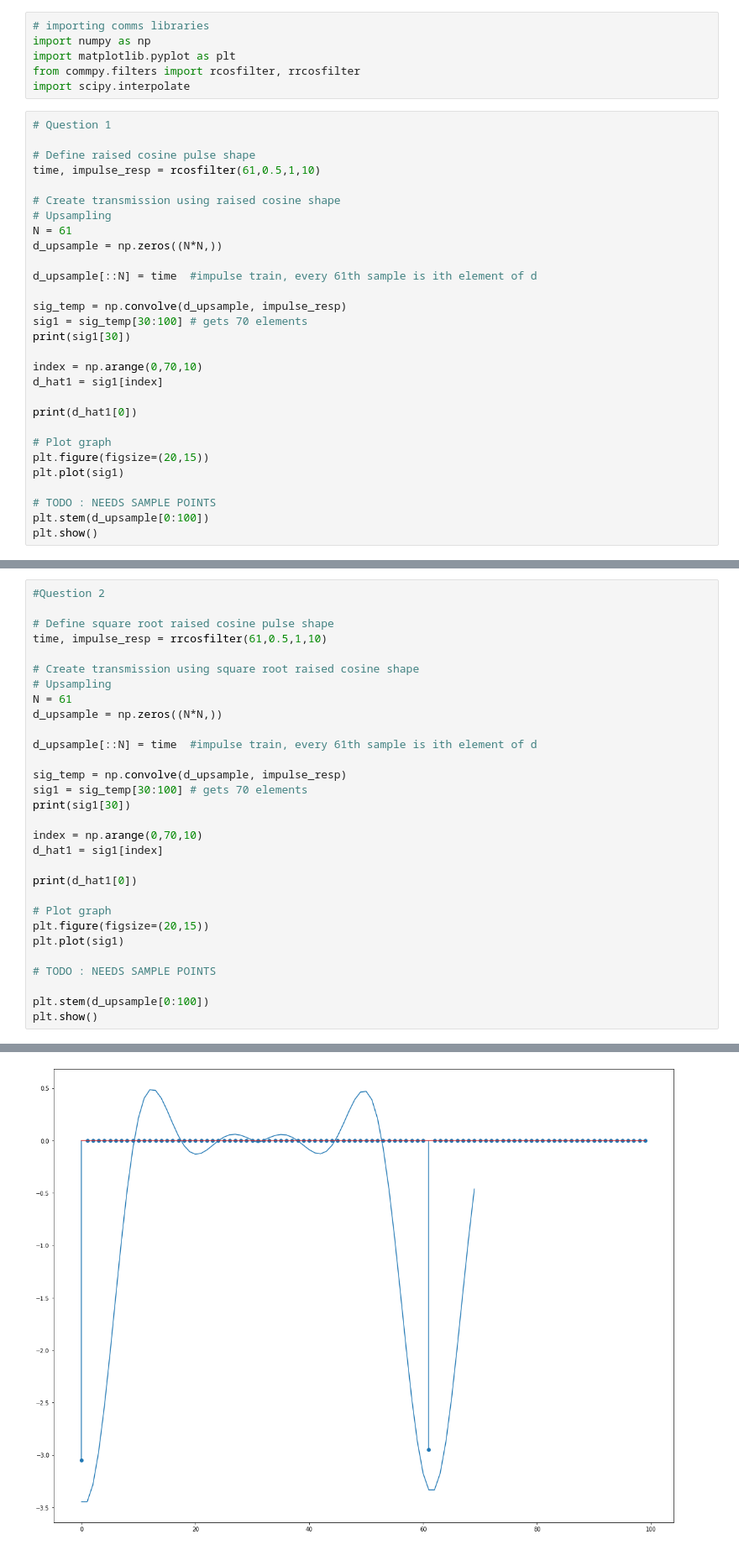
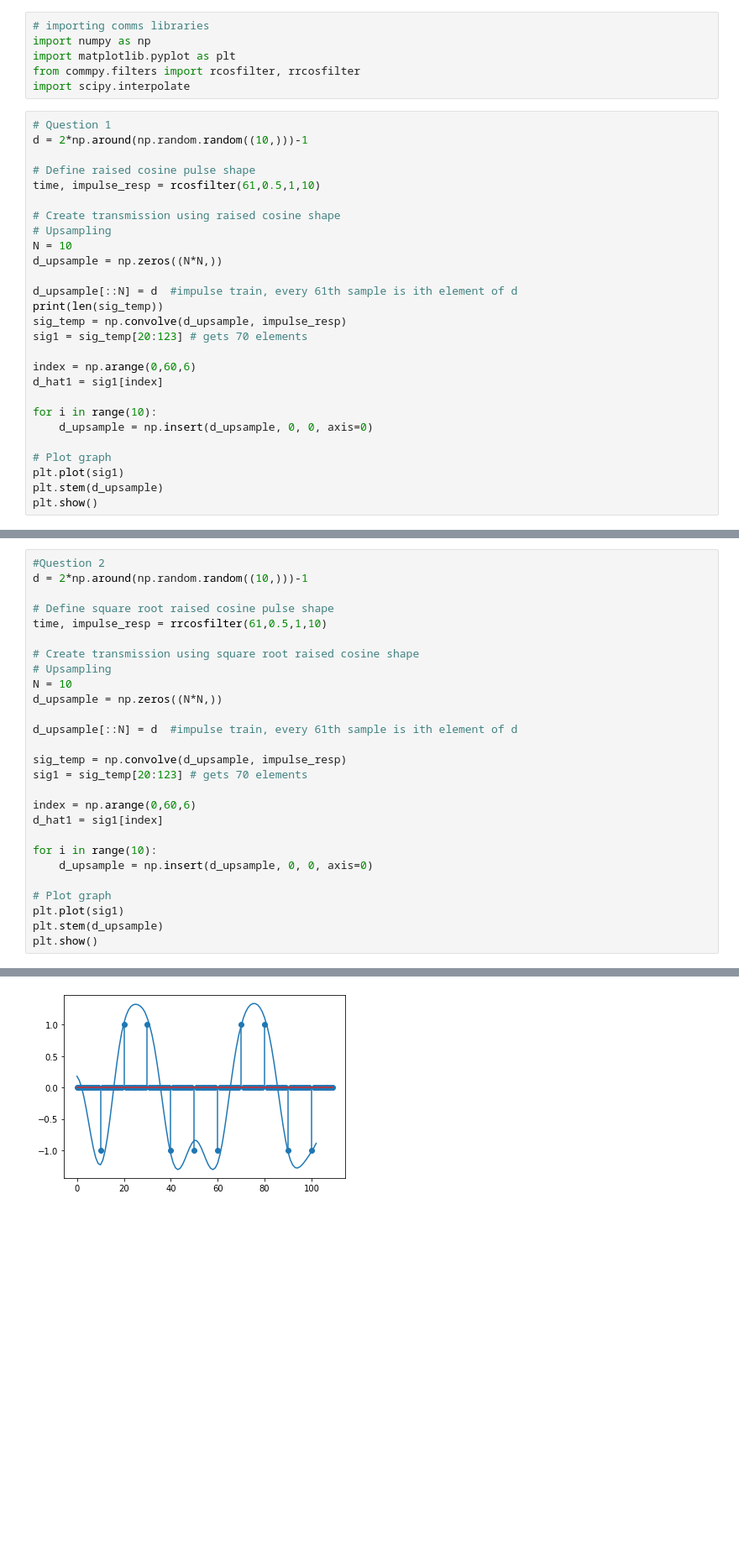
Before and after one commit to jetaehyun/ECE-3311-Projects, a Jupyter notebook: Project 3/ECE3311_Project_3.ipynb, the cells around one changed output, grey strips where cells are left out. Shown at 84% size. Saved outputs shown, nothing was run; the diff lists cells and outputs as text; blank space fills up the shorter version.

```diff
--- a/Project 3/ECE3311_Project_3.ipynb
+++ b/Project 3/ECE3311_Project_3.ipynb
@@ -12,31 +12,29 @@ from commpy.filters import rcosfilter, rrcosfilter
 import scipy.interpolate
 # %%
 # Question 1
+d = 2*np.around(np.random.random((10,)))-1
 
 # Define raised cosine pulse shape
 time, impulse_resp = rcosfilter(61,0.5,1,10)
 
 # Create transmission using raised cosine shape
 # Upsampling
-N = 61
+N = 10
 d_upsample = np.zeros((N*N,))
 
-d_upsample[::N] = time  #impulse train, every 61th sample is ith element of d
+d_upsample[::N] = d  #impulse train, every 61th sample is ith element of d
+print(len(sig_temp))
+sig_temp = np.convolve(d_upsample, impulse_resp)
+sig1 = sig_temp[20:123] # gets 70 elements
 
-sig_temp = np.convolve(d_upsample, impulse_resp)
-sig1 = sig_temp[30:100] # gets 70 elements
-print(sig1[30])
-
-index = np.arange(0,70,10)
+index = np.arange(0,60,6)
 d_hat1 = sig1[index]
 
-print(d_hat1[0])
+for i in range(10):
+    d_upsample = np.insert(d_upsample, 0, 0, axis=0)
 
 # Plot graph
-plt.figure(figsize=(20,15))
 plt.plot(sig1)
-
-# TODO : NEEDS SAMPLE POINTS
-plt.stem(d_upsample[0:100])
+plt.stem(d_upsample)
 plt.show()
 # %% [output]
@@ -46,31 +43,28 @@ plt.show()
 # %%
 #Question 2
+d = 2*np.around(np.random.random((10,)))-1
 
 # Define square root raised cosine pulse shape
 time, impulse_resp = rrcosfilter(61,0.5,1,10)
 
 # Create transmission using square root raised cosine shape
 # Upsampling
-N = 61
+N = 10
 d_upsample = np.zeros((N*N,))
 
-d_upsample[::N] = time  #impulse train, every 61th sample is ith element of d
+d_upsample[::N] = d  #impulse train, every 61th sample is ith element of d
 
 sig_temp = np.convolve(d_upsample, impulse_resp)
-sig1 = sig_temp[30:100] # gets 70 elements
-print(sig1[30])
+sig1 = sig_temp[20:123] # gets 70 elements
 
-index = np.arange(0,70,10)
+index = np.arange(0,60,6)
 d_hat1 = sig1[index]
 
-print(d_hat1[0])
+for i in range(10):
+    d_upsample = np.insert(d_upsample, 0, 0, axis=0)
 
 # Plot graph
-plt.figure(figsize=(20,15))
 plt.plot(sig1)
-
-# TODO : NEEDS SAMPLE POINTS
-
-plt.stem(d_upsample[0:100])
+plt.stem(d_upsample)
 plt.show()
 # %% [output]
@@ -79 +71 @@ plt.show()
-[figure, old version]
+[figure, new version]
```
Also changed, not shown: parts of 2 cells of this notebook, 1 other file.
